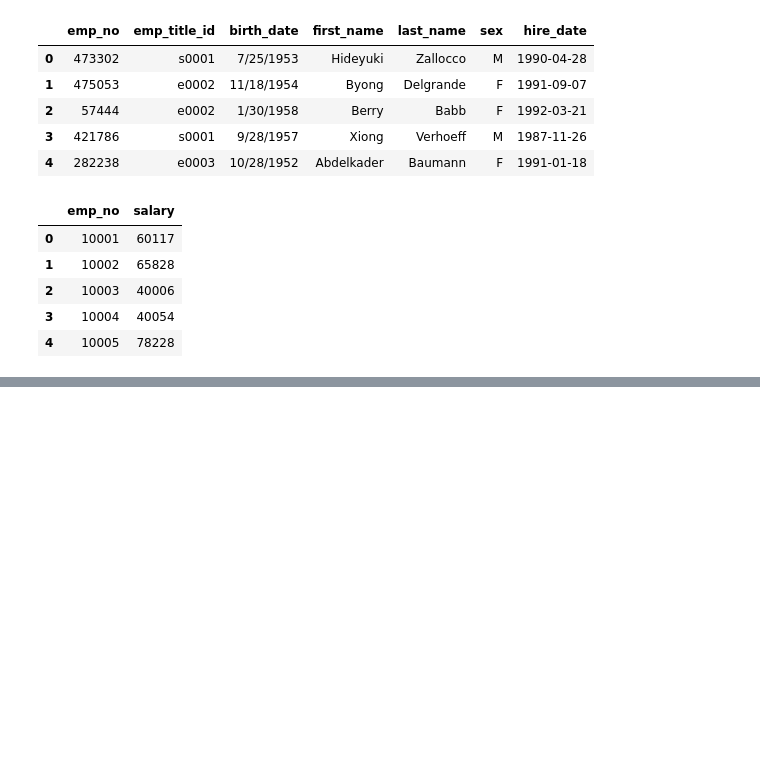
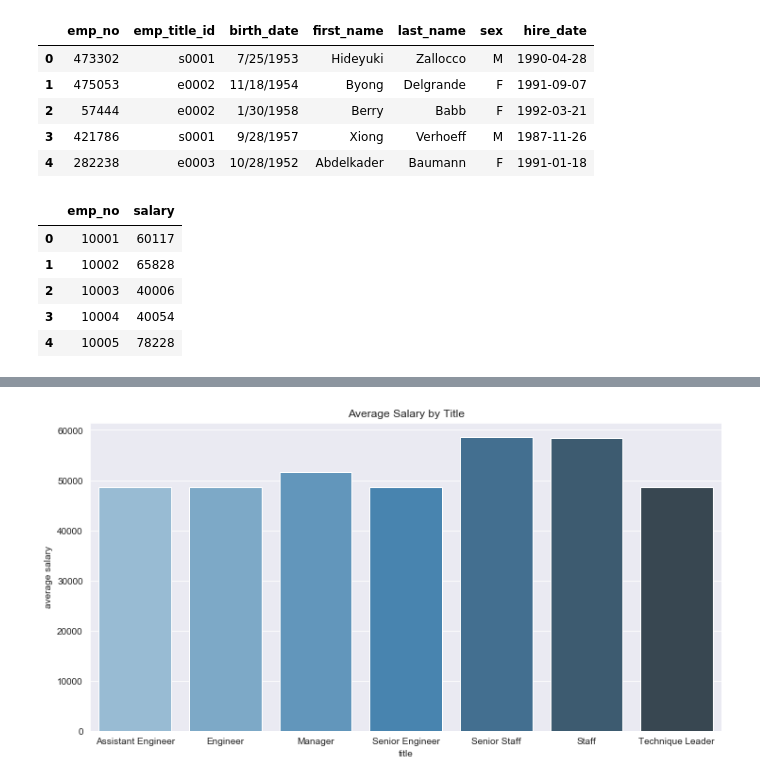
Before and after one commit to bay0624/sql-challenge, a Jupyter notebook: EmployeeSQL/EmployeeSQL_viz.ipynb, the cells around one changed output, grey strips where cells are left out. Drawn from its saved outputs; the diff is of its cells as text; code cells hidden in the pictures; blank space fills up the shorter version.

```diff
--- a/EmployeeSQL/EmployeeSQL_viz.ipynb
+++ b/EmployeeSQL/EmployeeSQL_viz.ipynb
@@ -48,0 +45,4 @@ plt.grid(False)
+# %%
+title_data = pd.read_sql("SELECT * FROM titles", connection)
+title_data_rename = title_data.rename(columns={"title_id": "emp_title_id"})
+title_data_rename
@@ -48,0 +58,2 @@ plt.grid(False)
+# %%
+merged_df = pd.merge(title_data_rename, emp_data, on="emp_title_id")
@@ -48,0 +76,2 @@ plt.grid(False)
+# %%
+merged_salary = pd.merge(merged_df, salary_data, on="emp_no")
@@ -48,0 +94,5 @@ plt.grid(False)
+# %%
+avg_salary = merged_salary.groupby("title")["salary"].agg([np.mean])
+avg_salary_df = avg_salary.rename(columns={"mean": "average salary"})
+avg_salary_df1 = avg_salary_df.reset_index()
+avg_salary_df1
@@ -48,0 +108,10 @@ plt.grid(False)
+# %%
+plt.figure(figsize=(12,6))
+plt.title("Average Salary by Title")
+x = avg_salary_df1["title"]
+y = avg_salary_df1["average salary"]
+sns.set_style("darkgrid")
+sns.barplot(x=x, y=y, palette='Blues_d')
+plt.show()
+# %% [output]
+[figure, added]
```
Also changed, not shown: parts of 8 cells of this notebook.
